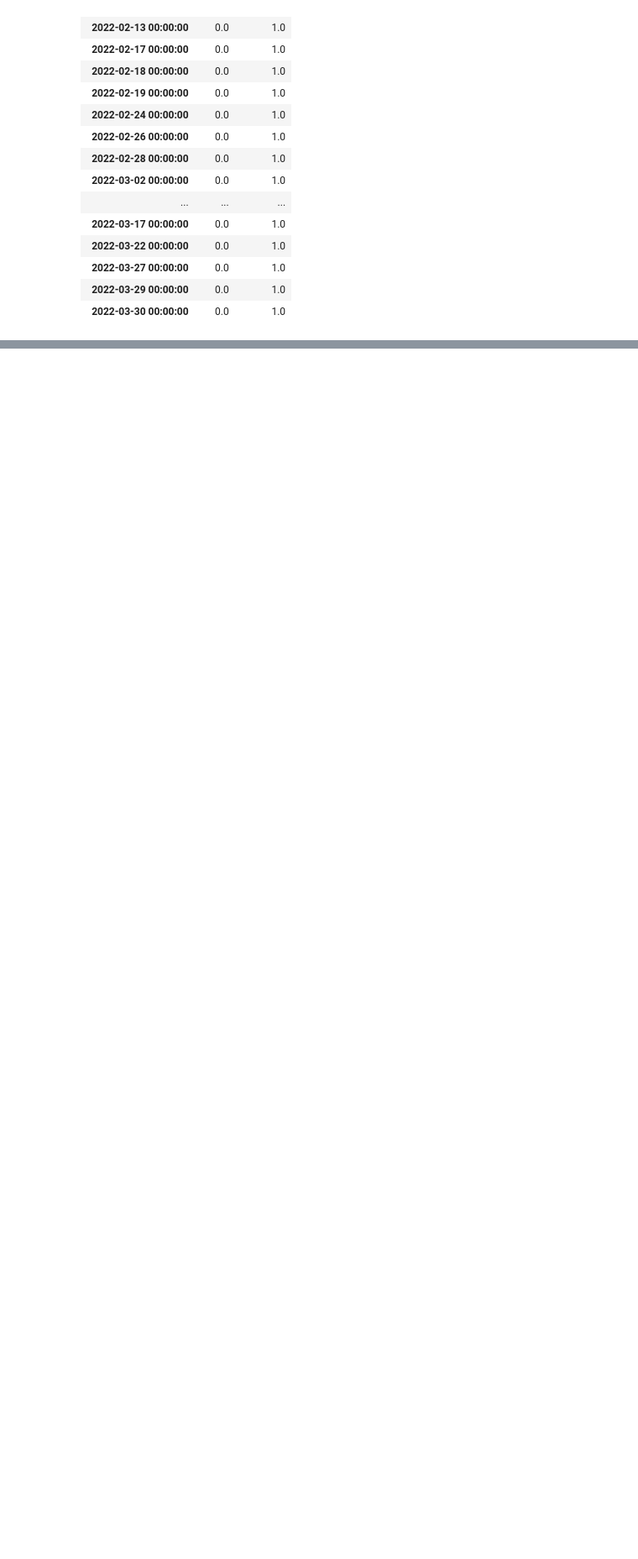
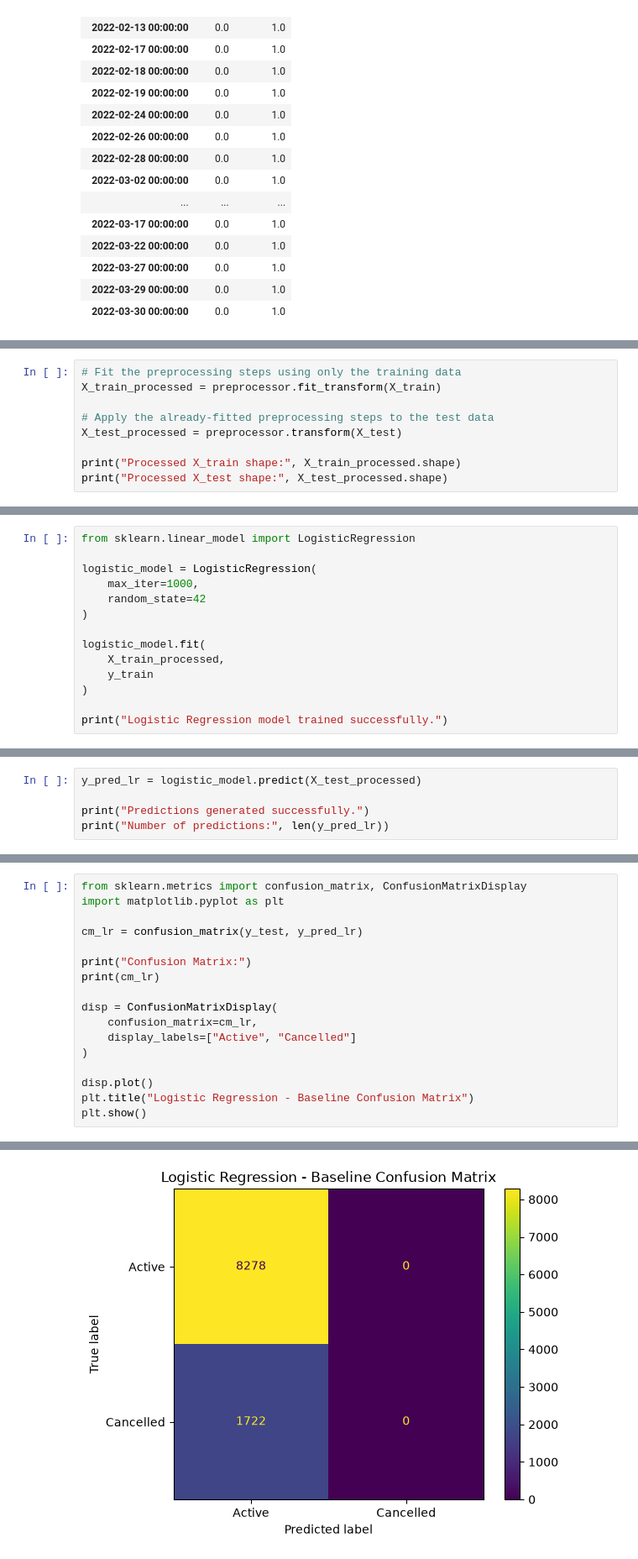
Before and after one commit to Mayanks584/churn_project, a Jupyter notebook: Untitled.ipynb, the cells around one changed output, grey strips where cells are left out. Shown at 84% size. Drawn from its saved outputs; the diff is of its cells as text; blank space fills up the shorter version.

```diff
--- a/Untitled.ipynb
+++ b/Untitled.ipynb
@@ -172,0 +1038,9 @@ pd.crosstab(
+# %%
+# Fit the preprocessing steps using only the training data
+X_train_processed = preprocessor.fit_transform(X_train)
+
+# Apply the already-fitted preprocessing steps to the test data
+X_test_processed = preprocessor.transform(X_test)
+
+print("Processed X_train shape:", X_train_processed.shape)
+print("Processed X_test shape:", X_test_processed.shape)
@@ -172,0 +1050,14 @@ pd.crosstab(
+# %%
+from sklearn.linear_model import LogisticRegression
+
+logistic_model = LogisticRegression(
+    max_iter=1000,
+    random_state=42
+)
+
+logistic_model.fit(
+    X_train_processed,
+    y_train
+)
+
+print("Logistic Regression model trained successfully.")
@@ -172,0 +1066,5 @@ pd.crosstab(
+# %%
+y_pred_lr = logistic_model.predict(X_test_processed)
+
+print("Predictions generated successfully.")
+print("Number of predictions:", len(y_pred_lr))
@@ -172,0 +1135,18 @@ pd.crosstab(
+# %%
+from sklearn.metrics import confusion_matrix, ConfusionMatrixDisplay
+import matplotlib.pyplot as plt
+
+cm_lr = confusion_matrix(y_test, y_pred_lr)
+
+print("Confusion Matrix:")
+print(cm_lr)
+
+disp = ConfusionMatrixDisplay(
+    confusion_matrix=cm_lr,
+    display_labels=["Active", "Cancelled"]
+)
+
+disp.plot()
+plt.title("Logistic Regression - Baseline Confusion Matrix")
+plt.show()
+# %% [output]
@@ -172,0 +1156 @@ pd.crosstab(
+[figure, added]
```
Also changed, not shown: parts of 78 cells of this notebook, 4 other files.
